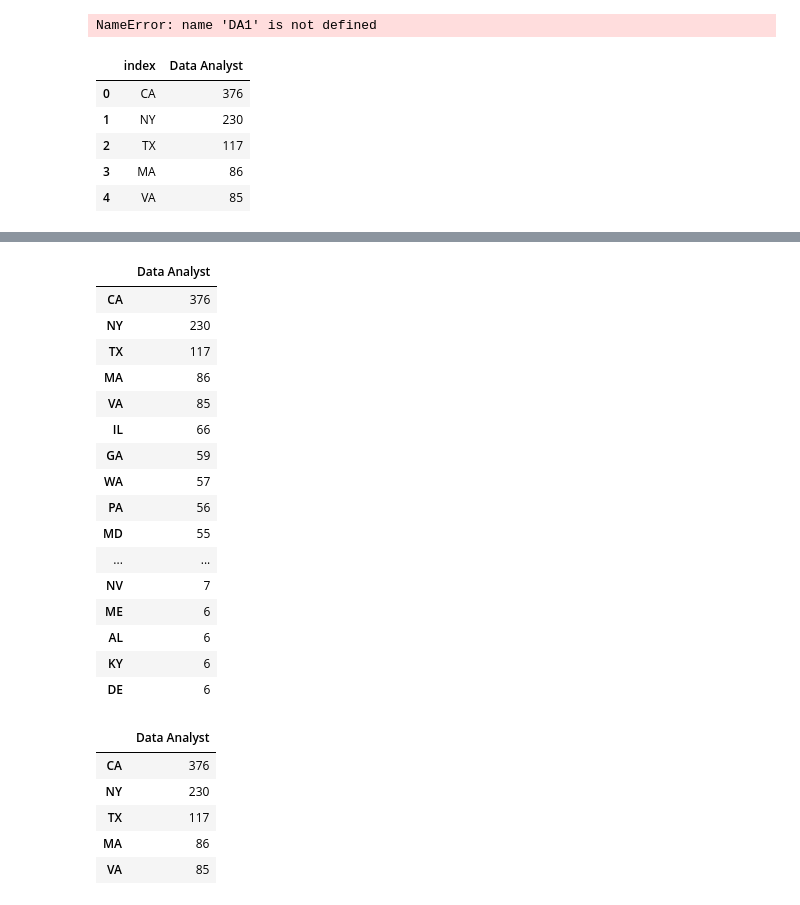
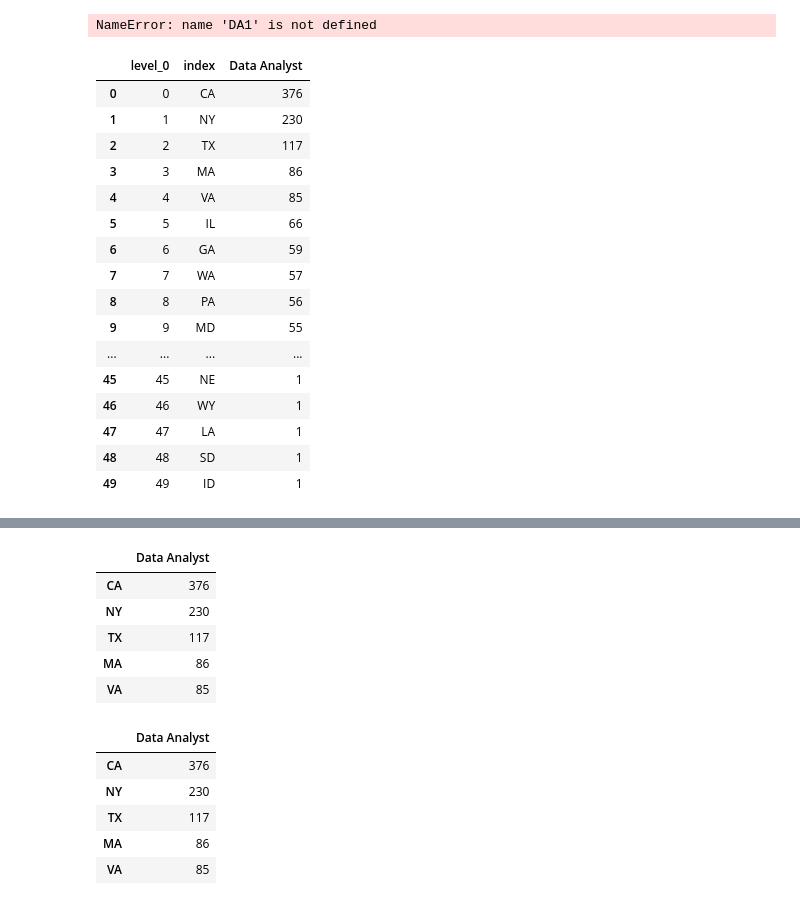
Before and after one commit to wcopeland118/Analysis-of-Data-Job-Salaries, a Jupyter notebook: Shilpa/New.ipynb, the cells around one changed output, grey strips where cells are left out. Drawn from its saved outputs; the diff is of its cells as text; code cells hidden in the pictures.

```diff
--- a/Shilpa/New.ipynb
+++ b/Shilpa/New.ipynb
@@ -282,14 +282,27 @@ import plotly.figure_factory as ff
 # %%
 from plotly.offline import download_plotlyjs, init_notebook_mode, plot, iplot
 init_notebook_mode(connected=True)
-# %%
-four_columns_Analyst.reset_index().head()
-# %% [output]
-|  | index | Data Analyst |
-| 0 | CA | 376 |
-| 1 | NY | 230 |
-| 2 | TX | 117 |
-| 3 | MA | 86 |
-| 4 | VA | 85 |
+# %%
+df_D = four_columns_Analyst.reset_index().reset_index()
+df_D1 = pd.DataFrame(df_D)
+df_D1
+# %% [output]
+|  | level_0 | index | Data Analyst |
+| 0 | 0 | CA | 376 |
+| 1 | 1 | NY | 230 |
+| 2 | 2 | TX | 117 |
+| 3 | 3 | MA | 86 |
+| 4 | 4 | VA | 85 |
+| 5 | 5 | IL | 66 |
+| 6 | 6 | GA | 59 |
+| 7 | 7 | WA | 57 |
+| 8 | 8 | PA | 56 |
+| 9 | 9 | MD | 55 |
+| ... | ... | ... | ... |
+| 45 | 45 | NE | 1 |
+| 46 | 46 | WY | 1 |
+| 47 | 47 | LA | 1 |
+| 48 | 48 | SD | 1 |
+| 49 | 49 | ID | 1 |
 # %%
 fig = go.Figure(data=go.Choropleth(
@@ -316,7 +329,7 @@ DA = Data_Analyst["Location"].fillna("Not Reported").value_counts()
 # %%
 DA1 = pd.DataFrame(DA)
 DA1.columns = ["Data Analyst"]
-DA1.iloc[0:35]
+DA1.iloc[0:35].head()
 #Jobs_Location35_Index.iloc[0:10]
 # %% [output]
 |  | Data Analyst |
@@ -325,17 +338,6 @@ DA1.iloc[0:35]
 | TX | 117 |
 | MA | 86 |
 | VA | 85 |
-| IL | 66 |
-| GA | 59 |
-| WA | 57 |
-| PA | 56 |
-| MD | 55 |
-| ... | ... |
-| NV | 7 |
-| ME | 6 |
-| AL | 6 |
-| KY | 6 |
-| DE | 6 |
 # %%
 DA_Final = DA1.drop(DA1[DA1["Data Analyst"] < 10].index)
 DA_Final.head()
```
Also changed, not shown: parts of 4 cells of this notebook.
